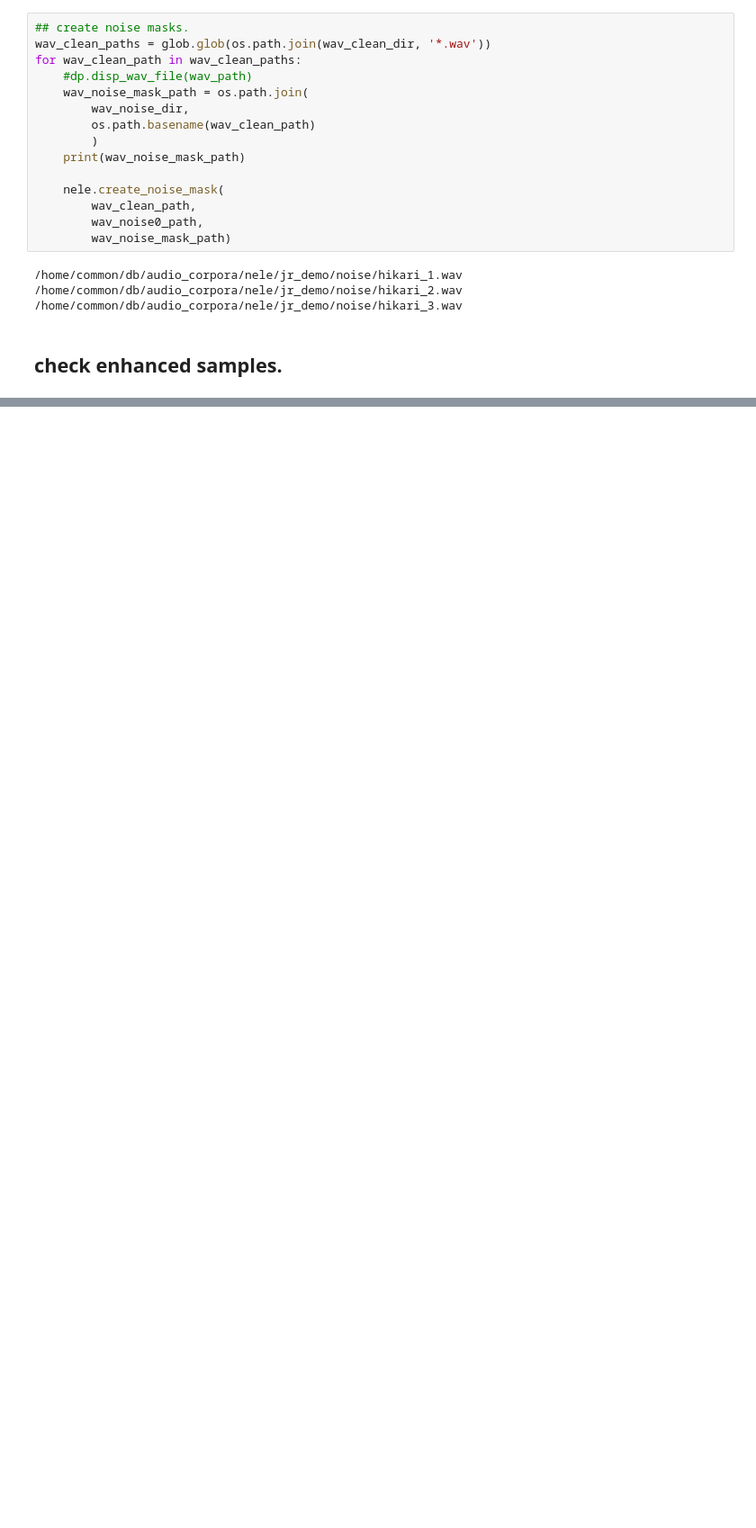
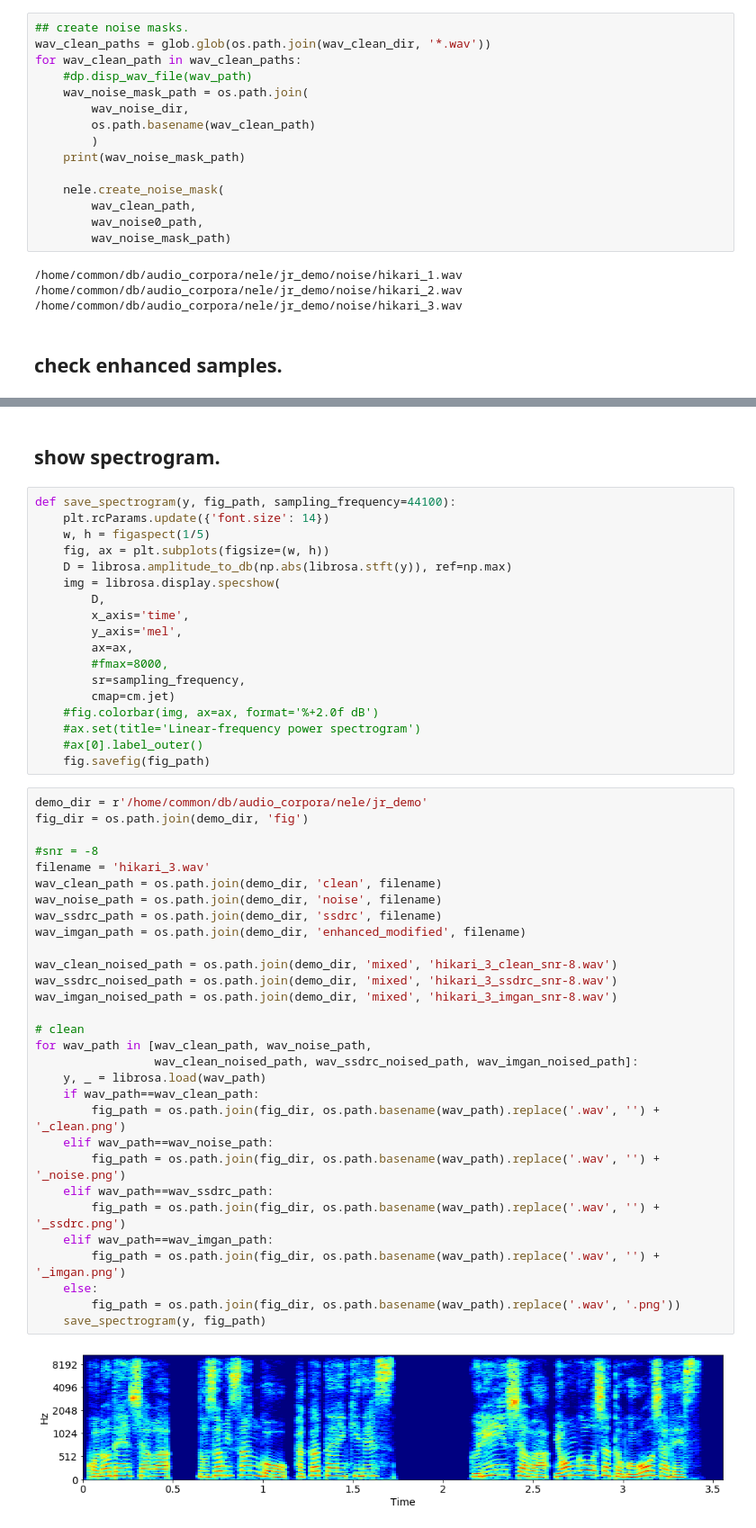
Before and after one commit to yemaozi88/Intelligibility-MetricGAN, a Jupyter notebook: notebooks/make_demo_samples.ipynb, the cells around one changed output, grey strips where cells are left out. Shown at 90% size. Cells and saved outputs as stored; diff of their text form; blank space fills up the shorter version.

Commit message:
spectrogram of the demo samples are created.

```diff
--- a/notebooks/make_demo_samples.ipynb
+++ b/notebooks/make_demo_samples.ipynb
@@ -168,0 +176,52 @@ hikari_3_snr-10_ssdrc-noised.wav
+# %% [markdown]
+## show spectrogram.
+# %%
+def save_spectrogram(y, fig_path, sampling_frequency=44100):
+    plt.rcParams.update({'font.size': 14})
+    w, h = figaspect(1/5)
+    fig, ax = plt.subplots(figsize=(w, h))
+    D = librosa.amplitude_to_db(np.abs(librosa.stft(y)), ref=np.max)
+    img = librosa.display.specshow(
+        D,
+        x_axis='time',
+        y_axis='mel',
+        ax=ax,
+        #fmax=8000,
+        sr=sampling_frequency,
+        cmap=cm.jet)
+    #fig.colorbar(img, ax=ax, format='%+2.0f dB')
+    #ax.set(title='Linear-frequency power spectrogram')
+    #ax[0].label_outer()
+    fig.savefig(fig_path)
+# %%
+demo_dir = r'/home/common/db/audio_corpora/nele/jr_demo'
+fig_dir = os.path.join(demo_dir, 'fig')
+
+#snr = -8
+filename = 'hikari_3.wav'
+wav_clean_path = os.path.join(demo_dir, 'clean', filename)
+wav_noise_path = os.path.join(demo_dir, 'noise', filename)
+wav_ssdrc_path = os.path.join(demo_dir, 'ssdrc', filename)
+wav_imgan_path = os.path.join(demo_dir, 'enhanced_modified', filename)
+
+wav_clean_noised_path = os.path.join(demo_dir, 'mixed', 'hikari_3_clean_snr-8.wav')
+wav_ssdrc_noised_path = os.path.join(demo_dir, 'mixed', 'hikari_3_ssdrc_snr-8.wav')
+wav_imgan_noised_path = os.path.join(demo_dir, 'mixed', 'hikari_3_imgan_snr-8.wav')
+
+# clean
+for wav_path in [wav_clean_path, wav_noise_path,
+                 wav_clean_noised_path, wav_ssdrc_noised_path, wav_imgan_noised_path]:
+    y, _ = librosa.load(wav_path)
+    if wav_path==wav_clean_path:
+        fig_path = os.path.join(fig_dir, os.path.basename(wav_path).replace('.wav', '') + '_clean.png')
+    elif wav_path==wav_noise_path:
+        fig_path = os.path.join(fig_dir, os.path.basename(wav_path).replace('.wav', '') + '_noise.png')
+    elif wav_path==wav_ssdrc_path:
+        fig_path = os.path.join(fig_dir, os.path.basename(wav_path).replace('.wav', '') + '_ssdrc.png')
+    elif wav_path==wav_imgan_path:
+        fig_path = os.path.join(fig_dir, os.path.basename(wav_path).replace('.wav', '') + '_imgan.png')
+    else:
+        fig_path = os.path.join(fig_dir, os.path.basename(wav_path).replace('.wav', '.png'))
+    save_spectrogram(y, fig_path)
+# %% [output]
+[figure, added]
```
Also changed, not shown: parts of 9 cells of this notebook.
